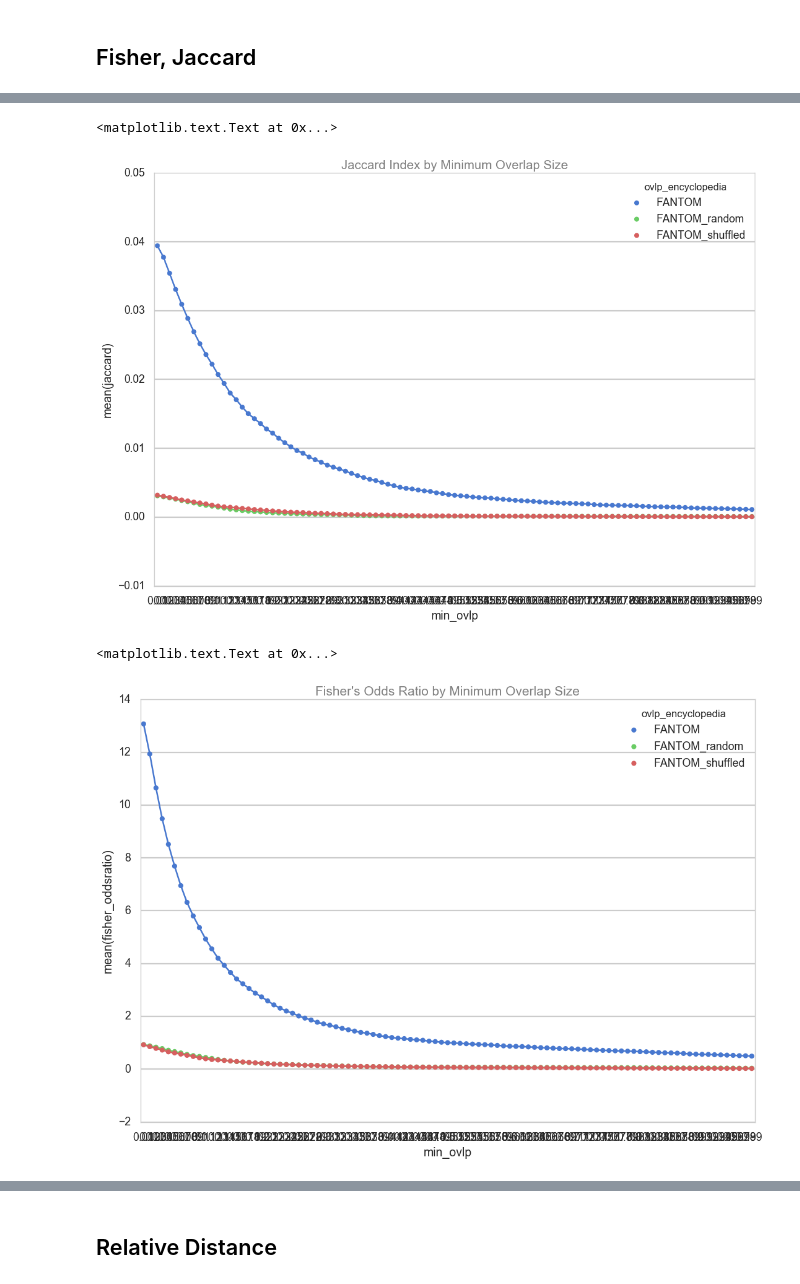
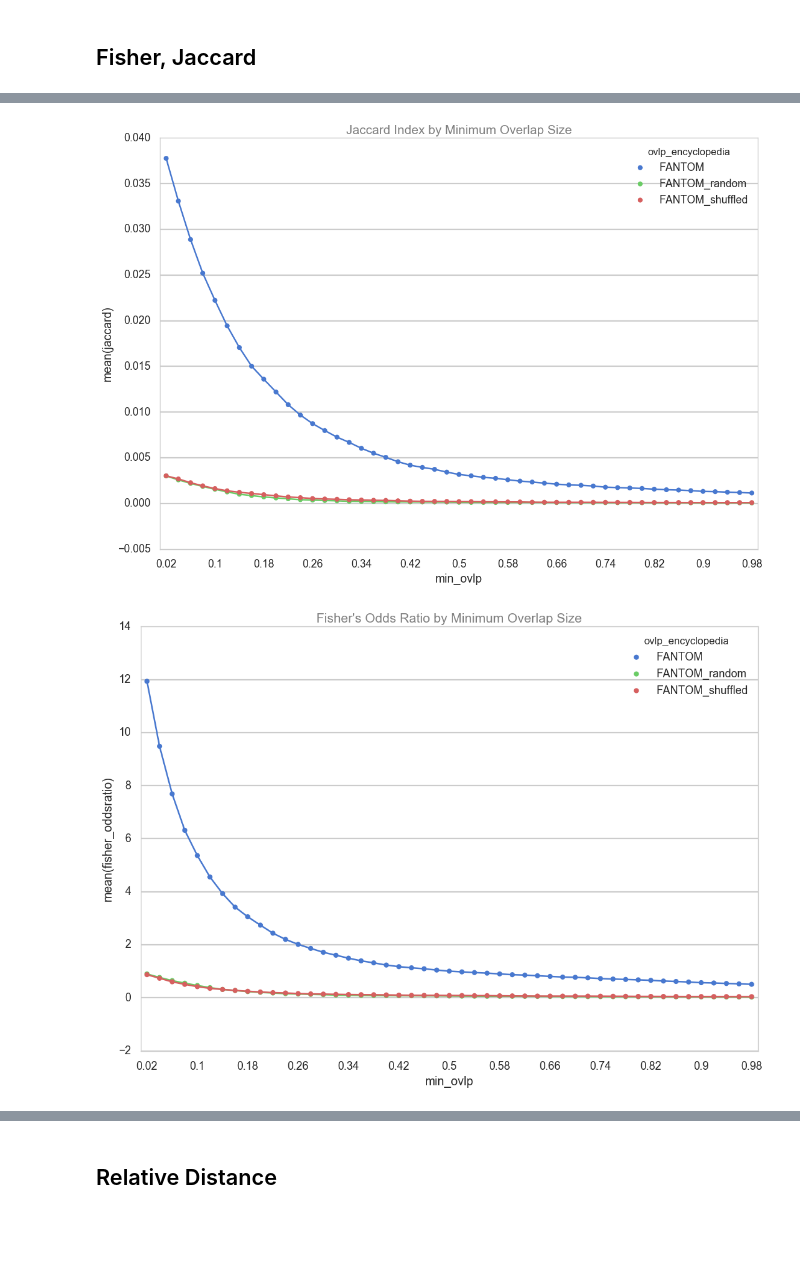
Before and after one commit to mvanzetti/thesis, a Jupyter notebook: notebooks/Null Model.ipynb, the cells around one changed output, grey strips where cells are left out. Saved outputs shown, nothing was run; the diff lists cells and outputs as text; code cells hidden in the pictures; blank space fills up the shorter version.

```diff
--- a/notebooks/Null Model.ipynb
+++ b/notebooks/Null Model.ipynb
@@ -314,9 +314,9 @@ biosample_name = 'T-cell'
 overlapping_encyclopedia = 'FANTOM'
 
 
-tests_df = build_tests_df(encode_bed_sorted, fantom_bed_sorted, 'ENCODE', 'FANTOM', 'T-cell', 'hg19', 100)
-tests_df_shuffled = build_tests_df(encode_bed_sorted, fantom_shuffled_bed_sorted, 'ENCODE', 'FANTOM_shuffled', 'T-cell', 'hg19', 100)
-tests_df_random = build_tests_df(encode_bed_sorted, fantom_random_bed_sorted, 'ENCODE', 'FANTOM_random', 'T-cell', 'hg19', 100)
+tests_df = build_tests_df(encode_bed_sorted, fantom_bed_sorted, 'ENCODE', 'FANTOM', 'T-cell', 'hg19', 50)
+tests_df_shuffled = build_tests_df(encode_bed_sorted, fantom_shuffled_bed_sorted, 'ENCODE', 'FANTOM_shuffled', 'T-cell', 'hg19', 50)
+tests_df_random = build_tests_df(encode_bed_sorted, fantom_random_bed_sorted, 'ENCODE', 'FANTOM_random', 'T-cell', 'hg19', 50)
 # %%
 tests_df.T
 # %% [output]
@@ -358,14 +358,18 @@ merged_tests_df['logp'] = -1*np.log(merged_tests_df['fisher_right_p'])
 # %%
 import seaborn as sns
 sns.set(style="whitegrid")
 %matplotlib inline
 sns.set_context("poster", font_scale=0.8, rc={"lines.linewidth": 1})
 g = sns.pointplot(x="min_ovlp", y="jaccard", hue="ovlp_encyclopedia", data=merged_tests_df,
                    capsize=.2, palette="muted", size=6, aspect=1)
 g.axes.set_title('Jaccard Index by Minimum Overlap Size', fontsize=15,color="black",alpha=0.5)
+for ind, label in enumerate(g.get_xticklabels()):
+    if ind % 4 == 0:  # every 4th label is kept
+        label.set_visible(True)
+    else:
+        label.set_visible(False)
 # %% [output]
-<matplotlib.text.Text at 0x...>
-[figure, old version]
+[figure, new version]
 # %%
 import seaborn as sns
 sns.set(style="whitegrid")
@@ -374,9 +378,13 @@ sns.set_context("poster", font_scale=0.8, rc={"lines.linewidth": 1})
 g = sns.pointplot(x="min_ovlp", y="fisher_oddsratio", hue="ovlp_encyclopedia", data=merged_tests_df,
                    capsize=.2, palette="muted", size=6, aspect=1)
 g.axes.set_title('Fisher\'s Odds Ratio by Minimum Overlap Size', fontsize=15,color="black",alpha=0.5)
+for ind, label in enumerate(g.get_xticklabels()):
+    if ind % 4 == 0:  # every 4th label is kept
+        label.set_visible(True)
+    else:
+        label.set_visible(False)
 # %% [output]
-<matplotlib.text.Text at 0x...>
-[figure, old version]
+[figure, new version]
 # %%
 import seaborn as sns
 sns.set(style="whitegrid")
```
Also changed, not shown: parts of 30 cells of this notebook, 4 other files.
